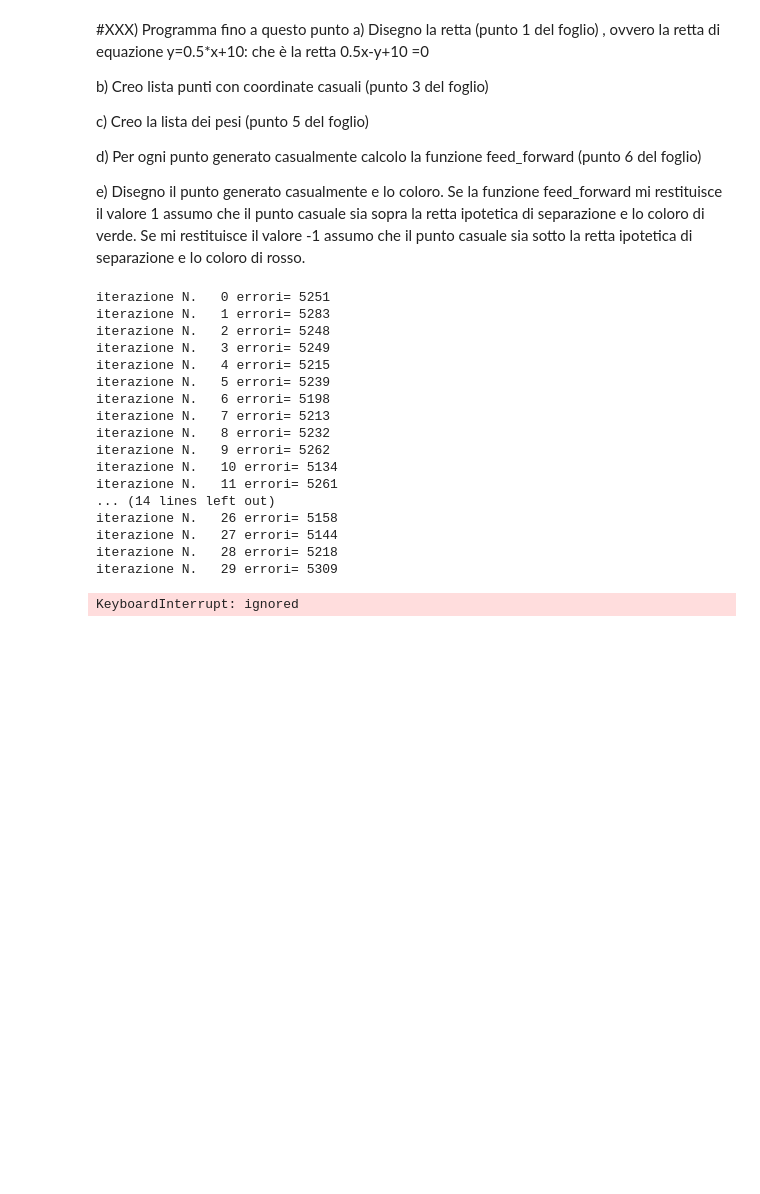
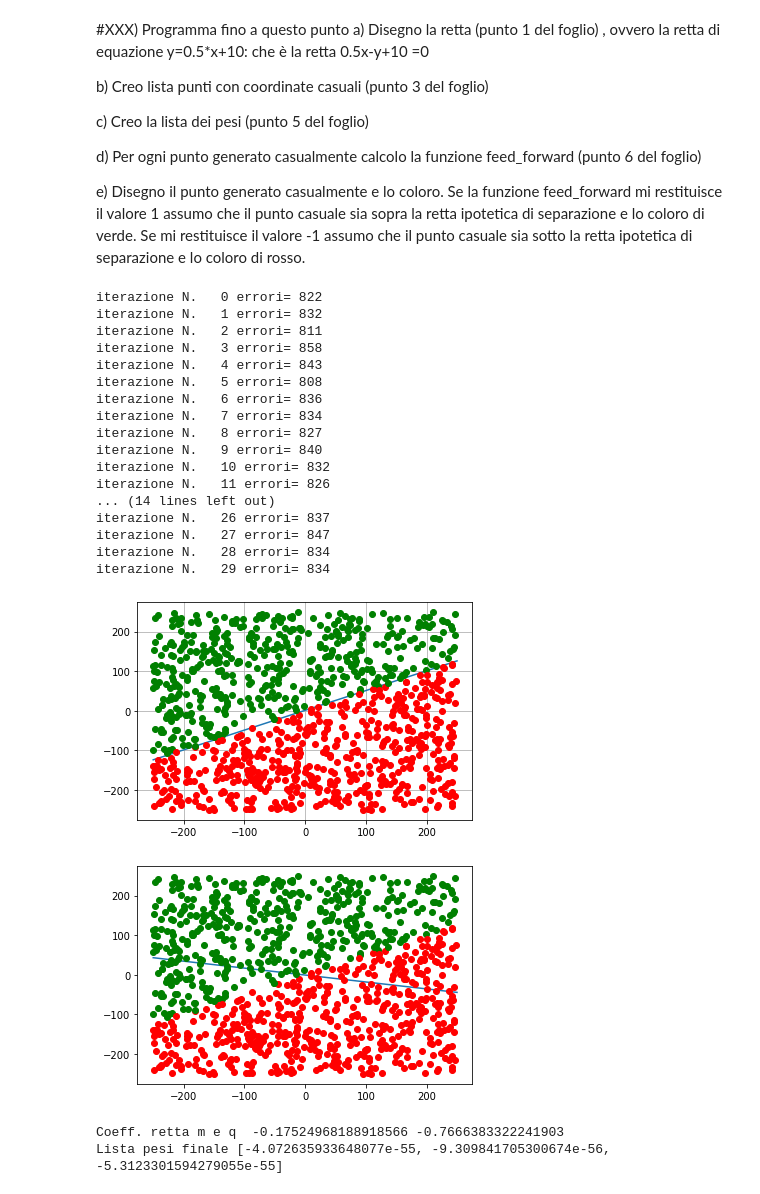
Before and after one commit to stefanoridolfi/Corso_ML, a Jupyter notebook: percp1.ipynb, the cells around one changed output. Saved outputs shown, nothing was run; the diff lists cells and outputs as text; code cells hidden in the pictures; blank space fills up the shorter version.

```diff
--- a/percp1.ipynb
+++ b/percp1.ipynb
@@ -66,15 +66,15 @@ def pesi(num_input):
 # Funzione feed_forward
 def feed_forward(inputs,lista_pesi_infun):
   BIAS=1
-  sum=0
+  somma_funct=0
   for k in range(1,len(lista_pesi_infun)):
-    sum=sum+lista_pesi[k]*inputs[k-1]
+    somma_funct=somma_funct+lista_pesi[k]*inputs[k-1]
   # il primo elemento della lista_pesi è il peso del BIAS per questo k va da 1, secondo elemento della lista_pesi
-  sum=sum+BIAS*lista_pesi[0]
+  somma_funct=somma_funct+BIAS*lista_pesi[0]
   answer=-1
-  if  sum>0:
+  if  somma_funct>0:
     answer=1
-  return (answer,sum)
+  return (answer,somma_funct)
 
   # Funzione posizione reale del punti rispetto alla retta di riferimento
 def posiz(inputs):
@@ -103,38 +103,38 @@ pl.grid(True)
 #Genero lista iniziale dei pesi
 lista_pesi=pesi(2)
 
+
 #Genero lista dei  punti casuali
 
 #print("lista punti generati=  ", lista_punti, "\n")
-speed=0.02
+speed=0.05
 BIAS=1
 
 #Ad ogni punto della lista dei punti casuali applico la funzione feed_forward
 #print("test feed=  ",feed_forward([10,10]))
 
-sum=0
+
 for iter in range(0,30):
-  lista_punti=generaPunti(10000)
-  print("iterazione N.  ", iter, "errori=", errori)
+  lista_punti=generaPunti(1000)
+  #print("iterazione N.  ", iter, "errori=", errori)
   errori=0
   for punto in lista_punti:
+    somma=0
     posizione_reale=posiz(punto)
     #print("posizione reale del punto  = ",posizione_reale)
     # guess assumerà il valore 1 o -1 dalla funzione di attivazione basata sul valore della somma
-    sum=sum+lista_pesi[1]*punto[0]+lista_pesi[2]*punto[1]+lista_pesi[0]*BIAS
+    somma=lista_pesi[1]*punto[0]+lista_pesi[2]*punto[1]+lista_pesi[0]*BIAS
     guess=-1
-    if  sum>0:
+    if  somma>0:
       guess=1
-    #xp=punto[0]
-    #yp=punto[1]
     valore_errore=int(posizione_reale) - int(guess)
-    if posizione_reale!=guess:
-      err=posizione_reale-guess
+    if valore_errore!=0:
       errori=errori+1
-     # Nuova lista pesi
-      lista_pesi[1]=lista_pesi[1]+lista_pesi[1]*err*speed
-      lista_pesi[2]=lista_pesi[2]+lista_pesi[2]*err*speed
-      lista_pesi[0]=lista_pesi[0]+lista_pesi[0]*err*speed
+    # Nuova lista pesi
+    lista_pesi[1]=lista_pesi[1]+lista_pesi[1]*valore_errore*speed
+    lista_pesi[2]=lista_pesi[2]+lista_pesi[2]*valore_errore*speed
+    lista_pesi[0]=lista_pesi[0]+lista_pesi[0]*valore_errore*speed
+  print("iterazione N.  ", iter, "errori=", errori)
 
 
 #
@@ -143,50 +143,52 @@ for iter in range(0,30):
 for punto in lista_punti:
     y_linea=GenRetta(punto[0])
     if punto[1] > y_linea:
         formato = 'go'
     else:
         formato = 'ro'
     pl.plot(punto[0],punto[1],formato)
 
 pl.show()
 # disegno la retta i cui coefficienti sono i pesi + il BIAS
 import matplotlib.pyplot as pl
 llx=[]
 lly=[]
 for x in range(-250,251):
   y=(-lista_pesi[0]-lista_pesi[1]*x)/lista_pesi[2]
   llx.append(x)
   lly.append(y)
 pl.plot(llx,lly)
 # Disegno punti secondo la classificazione della retta reale
 for punto in lista_punti:
     y_linea=GenRetta(punto[0])
     if punto[1] > y_linea:
         formato = 'go'
     else:
         formato = 'ro'
     pl.plot(punto[0],punto[1],formato)
 
 pl.show()
-print("Coeff. retta m e q ",-lista_pesi[1]/lista_pesi[2], lista_pesi[0]/lista_pesi[2])
-
-pl.show()
+print("Coeff. retta m e q ",-lista_pesi[1]/lista_pesi[2], -lista_pesi[0]/lista_pesi[2])
+print("Lista pesi finale",lista_pesi)
 # %% [output]
-iterazione N.   0 errori= 5251
-iterazione N.   1 errori= 5283
-iterazione N.   2 errori= 5248
-iterazione N.   3 errori= 5249
-iterazione N.   4 errori= 5215
-iterazione N.   5 errori= 5239
-iterazione N.   6 errori= 5198
-iterazione N.   7 errori= 5213
-iterazione N.   8 errori= 5232
-iterazione N.   9 errori= 5262
-iterazione N.   10 errori= 5134
-iterazione N.   11 errori= 5261
+iterazione N.   0 errori= 822
+iterazione N.   1 errori= 832
+iterazione N.   2 errori= 811
+iterazione N.   3 errori= 858
+iterazione N.   4 errori= 843
+iterazione N.   5 errori= 808
+iterazione N.   6 errori= 836
+iterazione N.   7 errori= 834
+iterazione N.   8 errori= 827
+iterazione N.   9 errori= 840
+iterazione N.   10 errori= 832
+iterazione N.   11 errori= 826
 ... (14 lines left out)
-iterazione N.   26 errori= 5158
-iterazione N.   27 errori= 5144
-iterazione N.   28 errori= 5218
-iterazione N.   29 errori= 5309
+iterazione N.   26 errori= 837
+iterazione N.   27 errori= 847
+iterazione N.   28 errori= 834
+iterazione N.   29 errori= 834
+[figure, added]
+[figure, added]
-KeyboardInterrupt: ignored
+Coeff. retta m e q  -0.17524968188918566 -0.7666383322241903
+Lista pesi finale [-4.072635933648077e-55, -9.309841705300674e-56, -5.3123301594279055e-55]
```
Also changed, not shown: parts of 1 cell of this notebook.
